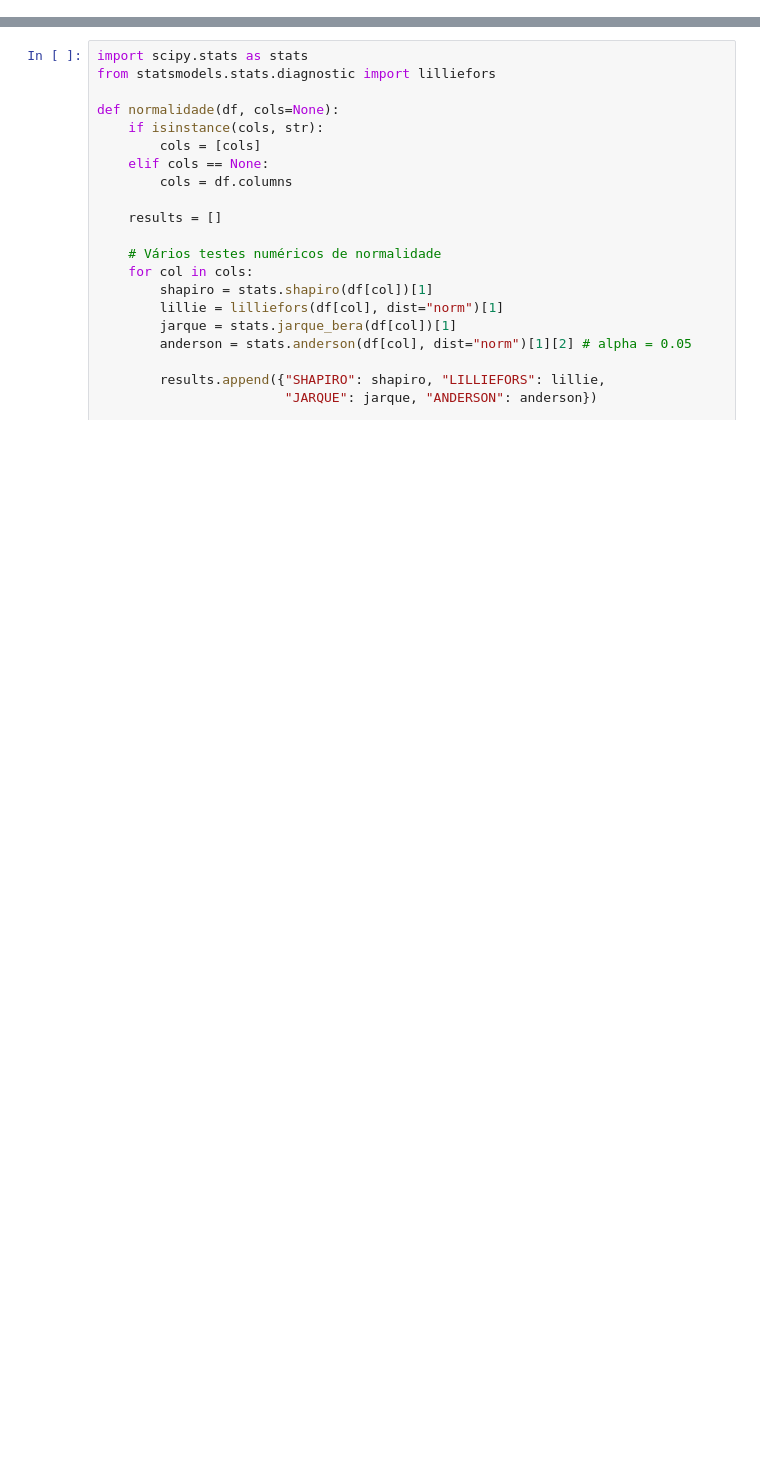
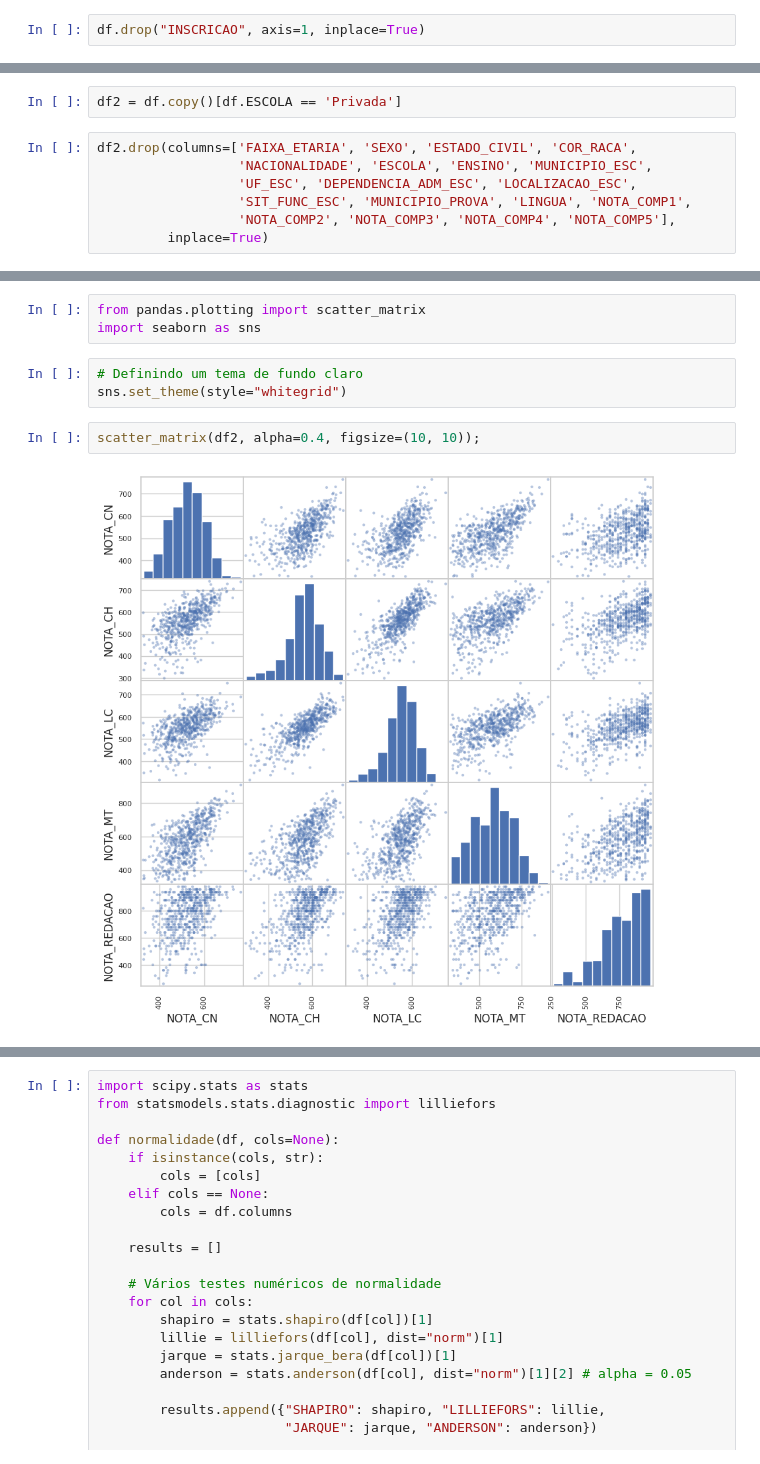
Before and after one commit to pyrataria/data_analytics, a Jupyter notebook: notas_enem_ap2023/notebook/notas_enem_ap2023.ipynb, the cells around one changed output, grey strips where cells are left out. Drawn from its saved outputs; the diff is of its cells as text; blank space fills up the shorter version.

```diff
--- a/notas_enem_ap2023/notebook/notas_enem_ap2023.ipynb
+++ b/notas_enem_ap2023/notebook/notas_enem_ap2023.ipynb
@@ -183,0 +60,2 @@ Nota final:
+# %%
+df.drop("INSCRICAO", axis=1, inplace=True)
@@ -183,0 +95,9 @@ Nota final:
+# %%
+df2 = df.copy()[df.ESCOLA == 'Privada']
+# %%
+df2.drop(columns=['FAIXA_ETARIA', 'SEXO', 'ESTADO_CIVIL', 'COR_RACA',
+                  'NACIONALIDADE', 'ESCOLA', 'ENSINO', 'MUNICIPIO_ESC',
+                  'UF_ESC', 'DEPENDENCIA_ADM_ESC', 'LOCALIZACAO_ESC',
+                  'SIT_FUNC_ESC', 'MUNICIPIO_PROVA', 'LINGUA', 'NOTA_COMP1',
+                  'NOTA_COMP2', 'NOTA_COMP3', 'NOTA_COMP4', 'NOTA_COMP5'],
+         inplace=True)
@@ -183,0 +131,10 @@ Nota final:
+# %%
+from pandas.plotting import scatter_matrix
+import seaborn as sns
+# %%
+# Definindo um tema de fundo claro
+sns.set_theme(style="whitegrid")
+# %%
+scatter_matrix(df2, alpha=0.4, figsize=(10, 10));
+# %% [output]
+[figure, added]
```
Also changed, not shown: parts of 159 cells of this notebook, 1 other file.
